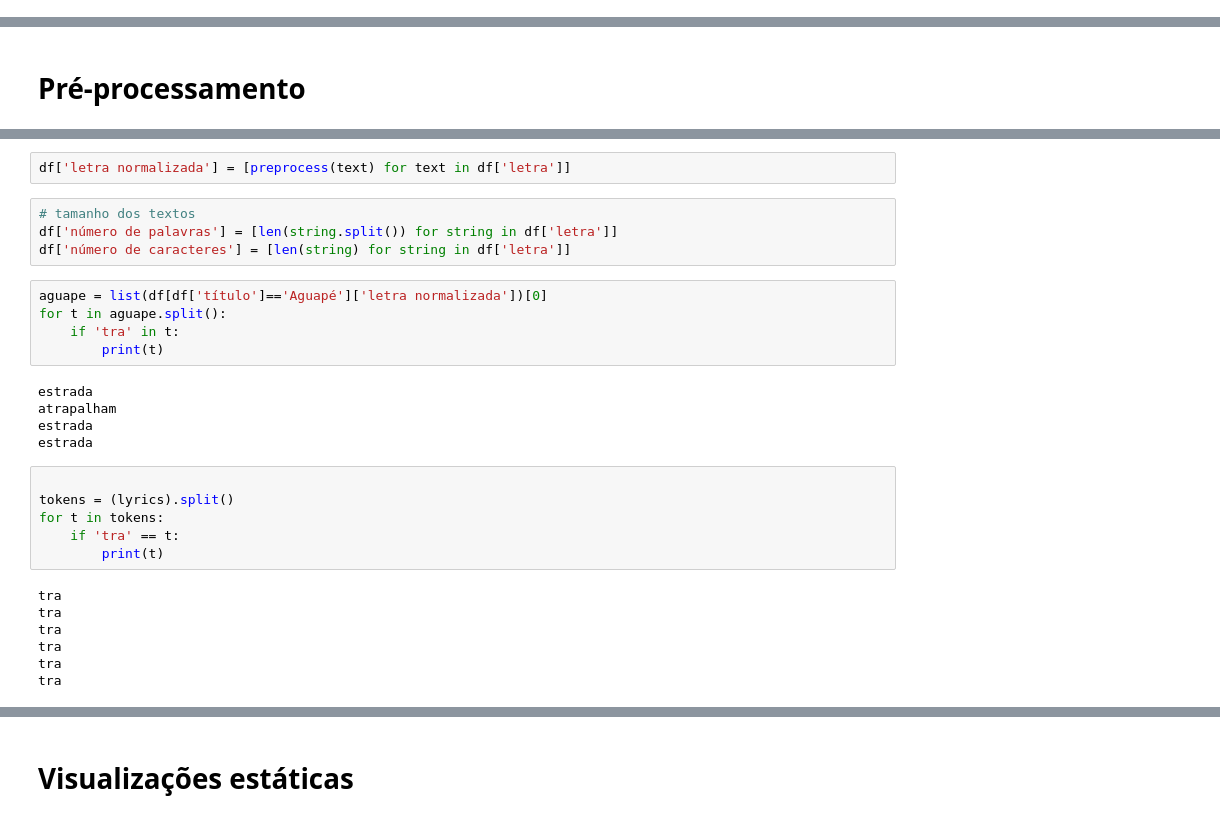
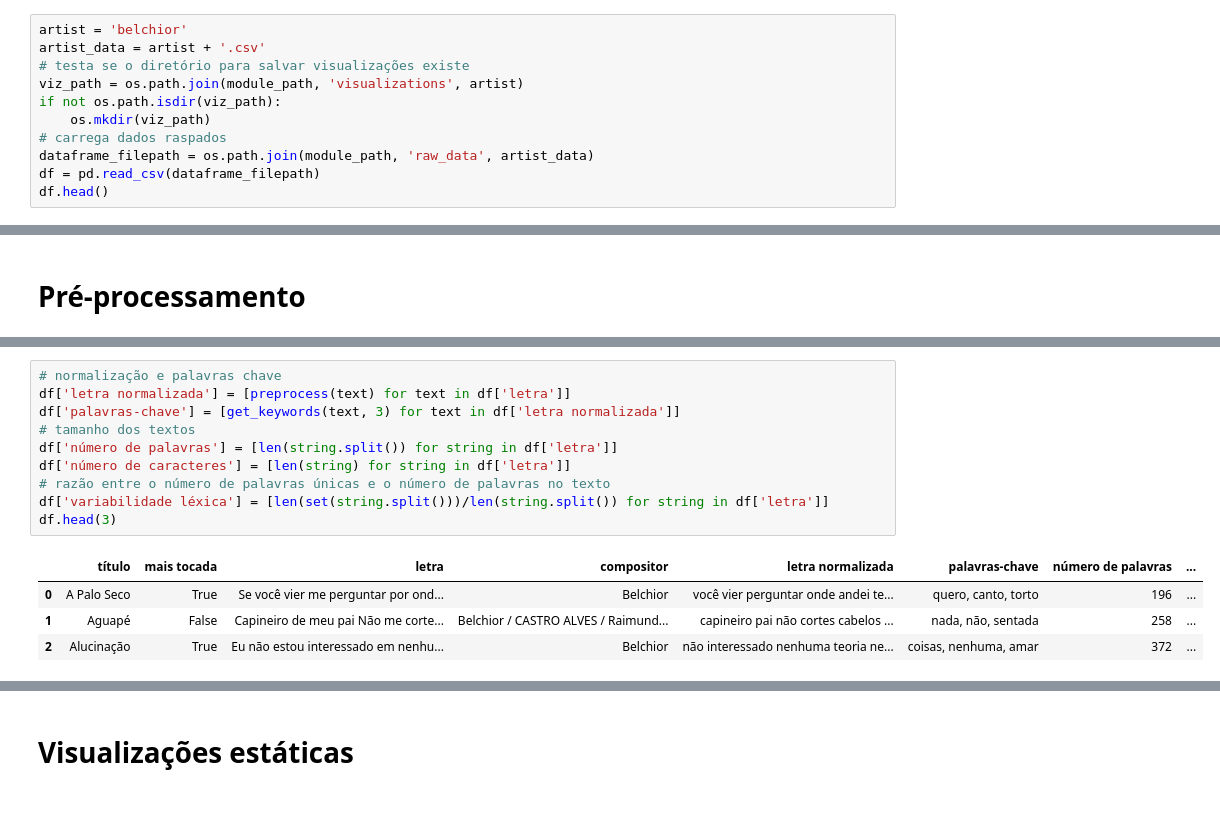
Before and after one commit to cabrau/visualizando_belchior, a Jupyter notebook: notebooks/lyrics_analysis.ipynb, the cells around one changed output, grey strips where cells are left out. Cells and saved outputs as stored; diff of their text form.

Commit message:
update interactive visualizations

```diff
--- a/notebooks/lyrics_analysis.ipynb
+++ b/notebooks/lyrics_analysis.ipynb
@@ -44,0 +34,11 @@ df.head()
+# %%
+artist = 'belchior'
+artist_data = artist + '.csv'
+# testa se o diretório para salvar visualizações existe
+viz_path = os.path.join(module_path, 'visualizations', artist)
+if not os.path.isdir(viz_path):
+    os.mkdir(viz_path)
+# carrega dados raspados
+dataframe_filepath = os.path.join(module_path, 'raw_data', artist_data)
+df = pd.read_csv(dataframe_filepath)
+df.head()
@@ -122,29 +54,15 @@ def plot_ngrams(ngrams, col = 'C0', orientation = 'vertical'):
-# %%
-df['letra normalizada'] = [preprocess(text) for text in df['letra']]
 # %%
+# normalização e palavras chave
+df['letra normalizada'] = [preprocess(text) for text in df['letra']]
+df['palavras-chave'] = [get_keywords(text, 3) for text in df['letra normalizada']]
 # tamanho dos textos
 df['número de palavras'] = [len(string.split()) for string in df['letra']]
 df['número de caracteres'] = [len(string) for string in df['letra']]
+# razão entre o número de palavras únicas e o número de palavras no texto
+df['variabilidade léxica'] = [len(set(string.split()))/len(string.split()) for string in df['letra']]
+df.head(3)
+# %% [output]
+|  | título | mais tocada | letra | compositor | letra normalizada | palavras-chave | número de palavras | ... |
+| 0 | A Palo Seco | True | Se você vier me perguntar por ond... | Belchior | você vier perguntar onde andei te... | quero, canto, torto | 196 | ... |
+| 1 | Aguapé | False | Capineiro de meu pai Não me corte... | Belchior / CASTRO ALVES / Raimund... | capineiro pai não cortes cabelos ... | nada, não, sentada | 258 | ... |
+| 2 | Alucinação | True | Eu não estou interessado em nenhu... | Belchior | não interessado nenhuma teoria ne... | coisas, nenhuma, amar | 372 | ... |
-# %%
-aguape = list(df[df['título']=='Aguapé']['letra normalizada'])[0]
-for t in aguape.split():
-    if 'tra' in t:
-        print(t)
-# %% [output]
-estrada
-atrapalham
-estrada
-estrada
-# %%
-
-tokens = (lyrics).split()
-for t in tokens:
-    if 'tra' == t:
-        print(t)
-# %% [output]
-tra
-tra
-tra
-tra
-tra
-tra
```
Also changed, not shown: parts of 27 cells of this notebook, 32 other files.
